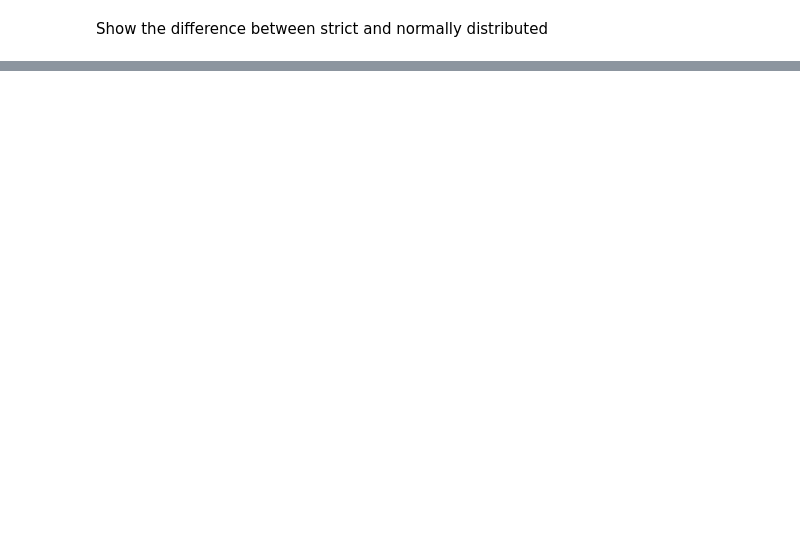
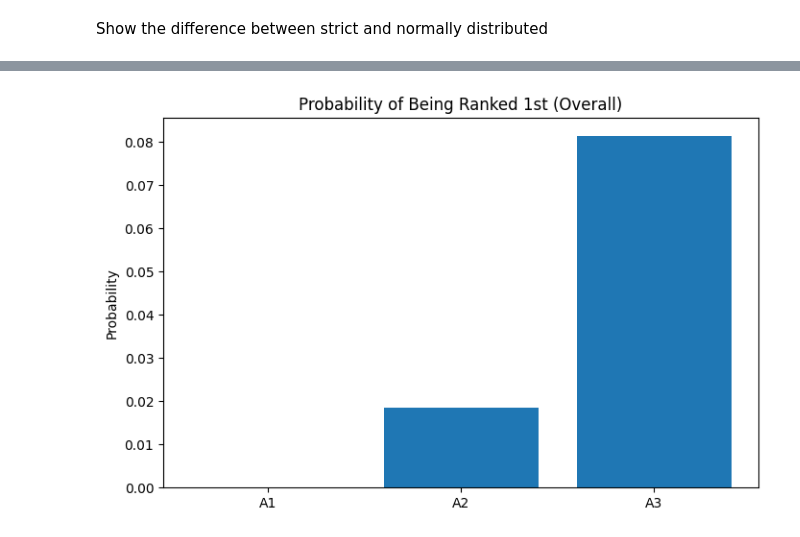
Before and after one commit to simo-pagliu/Master-Thesis, a Jupyter notebook: Uncertanty Propagation/UP-MCDA Method Comparisons.ipynb, the cells around one changed output, grey strips where cells are left out. Saved outputs shown, nothing was run; the diff lists cells and outputs as text; code cells hidden in the pictures; blank space fills up the shorter version.

```diff
--- a/Uncertanty Propagation/UP-MCDA Method Comparisons.ipynb
+++ b/Uncertanty Propagation/UP-MCDA Method Comparisons.ipynb
@@ -247,0 +302,11 @@ plt.show()
+# %%
+best_rank_probs = overall_ranking_probs[:, 0]  # Probability of being rank 1
+
+plt.figure(figsize=(8, 5))
+plt.bar(range(num_alternatives), best_rank_probs)
+plt.xticks(range(num_alternatives), [f"A{alt+1}" for alt in range(num_alternatives)])
+plt.title("Probability of Being Ranked 1st (Overall)")
+plt.ylabel("Probability")
+plt.show()
+# %% [output]
+[figure, added]
```
Also changed, not shown: parts of 14 cells of this notebook, 18 other files.
